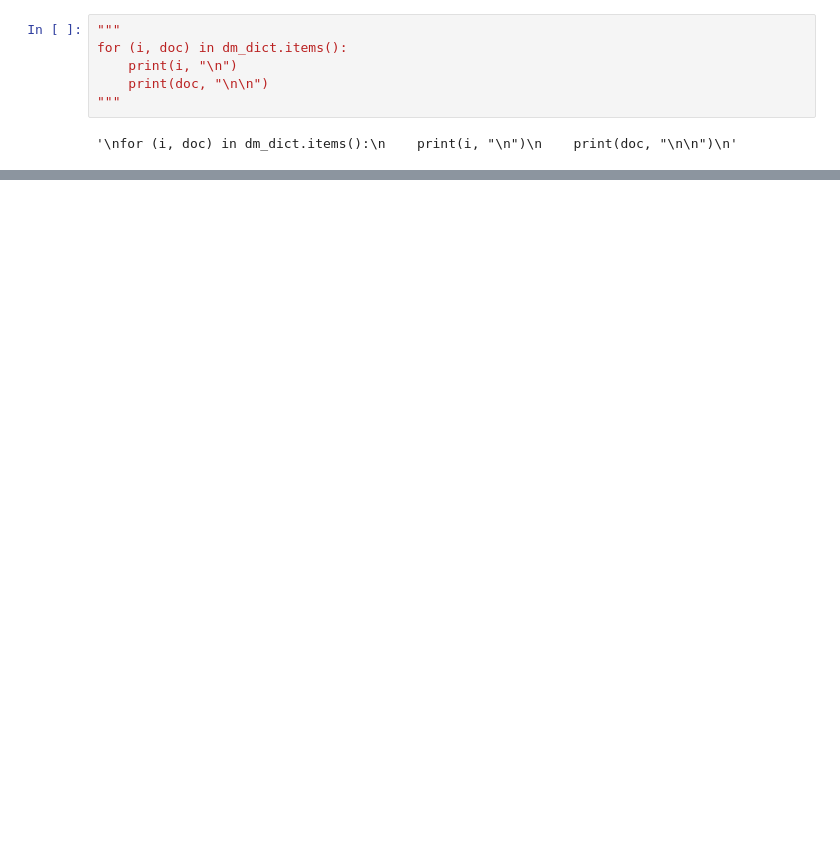
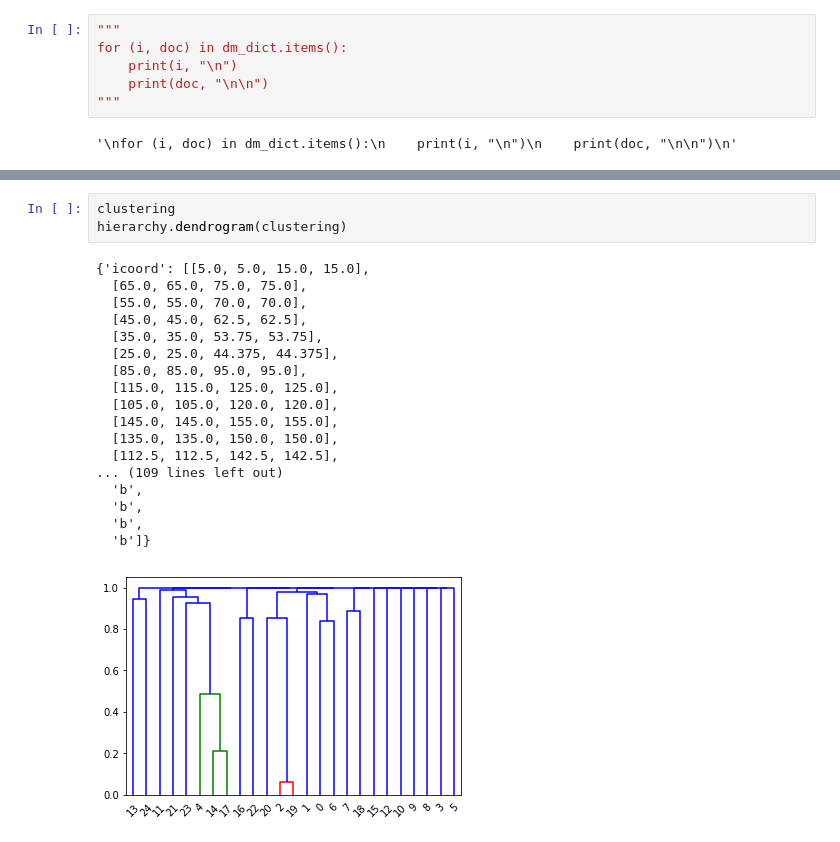
Before and after one commit to asprout/ArticleComparisons, a Jupyter notebook: ArticleSimilarity.ipynb, the cells around one changed output, grey strips where cells are left out. Saved outputs shown, nothing was run; the diff lists cells and outputs as text; blank space fills up the shorter version.

```diff
--- a/ArticleSimilarity.ipynb
+++ b/ArticleSimilarity.ipynb
@@ -258,0 +233,22 @@ S 33 :  “Our relationship with Russia has NEVER been worse,” Trump tweeted M
+# %%
+clustering
+hierarchy.dendrogram(clustering)
+# %% [output]
+{'icoord': [[5.0, 5.0, 15.0, 15.0],
+  [65.0, 65.0, 75.0, 75.0],
+  [55.0, 55.0, 70.0, 70.0],
+  [45.0, 45.0, 62.5, 62.5],
+  [35.0, 35.0, 53.75, 53.75],
+  [25.0, 25.0, 44.375, 44.375],
+  [85.0, 85.0, 95.0, 95.0],
+  [115.0, 115.0, 125.0, 125.0],
+  [105.0, 105.0, 120.0, 120.0],
+  [145.0, 145.0, 155.0, 155.0],
+  [135.0, 135.0, 150.0, 150.0],
+  [112.5, 112.5, 142.5, 142.5],
+... (109 lines left out)
+  'b',
+  'b',
+  'b',
+  'b']}
+[figure, added]
```
Also changed, not shown: parts of 11 cells of this notebook, 6 other files.
